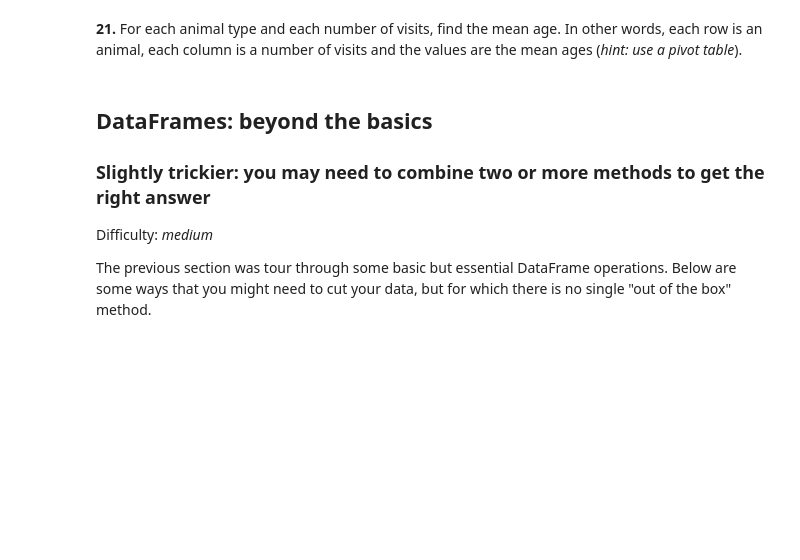
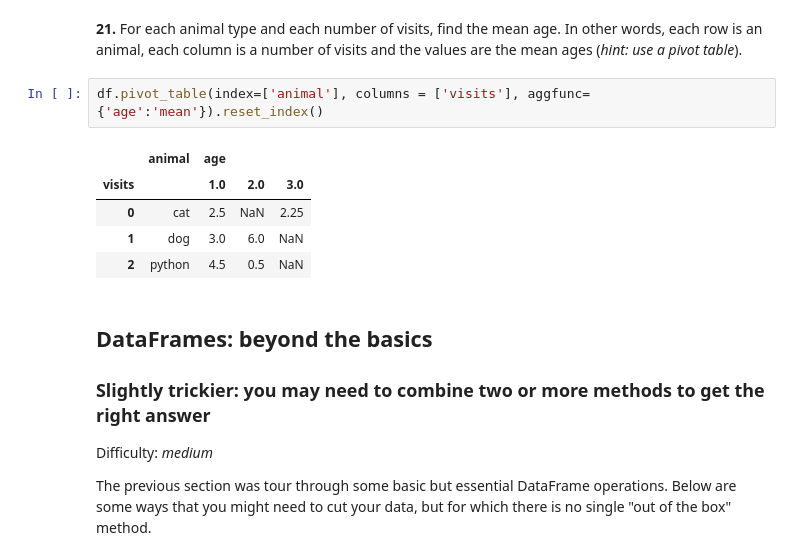
Before and after one commit to erykmoszkowicz/Coding_Repo_Private, a Jupyter notebook: pandas_python/100-pandas-puzzles.ipynb, the cells around one changed output. Cells and saved outputs as stored; diff of their text form; blank space fills up the shorter version.

```diff
--- a/pandas_python/100-pandas-puzzles.ipynb
+++ b/pandas_python/100-pandas-puzzles.ipynb
@@ -242,5 +295,13 @@ j    dog  3.0     1.0       no
 # %% [markdown]
 **21.** For each animal type and each number of visits, find the mean age. In other words, each row is an animal, each column is a number of visits and the values are the mean ages (*hint: use a pivot table*).
+# %%
+df.pivot_table(index=['animal'], columns = ['visits'], aggfunc={'age':'mean'}).reset_index()
+# %% [output]
+|  | animal | age |  |  |
+| visits |  | 1.0 | 2.0 | 3.0 |
+| 0 | cat | 2.5 | NaN | 2.25 |
+| 1 | dog | 3.0 | 6.0 | NaN |
+| 2 | python | 4.5 | 0.5 | NaN |
 # %% [markdown]
 ## DataFrames: beyond the basics
 
```
Also changed, not shown: parts of 4 cells of this notebook.
